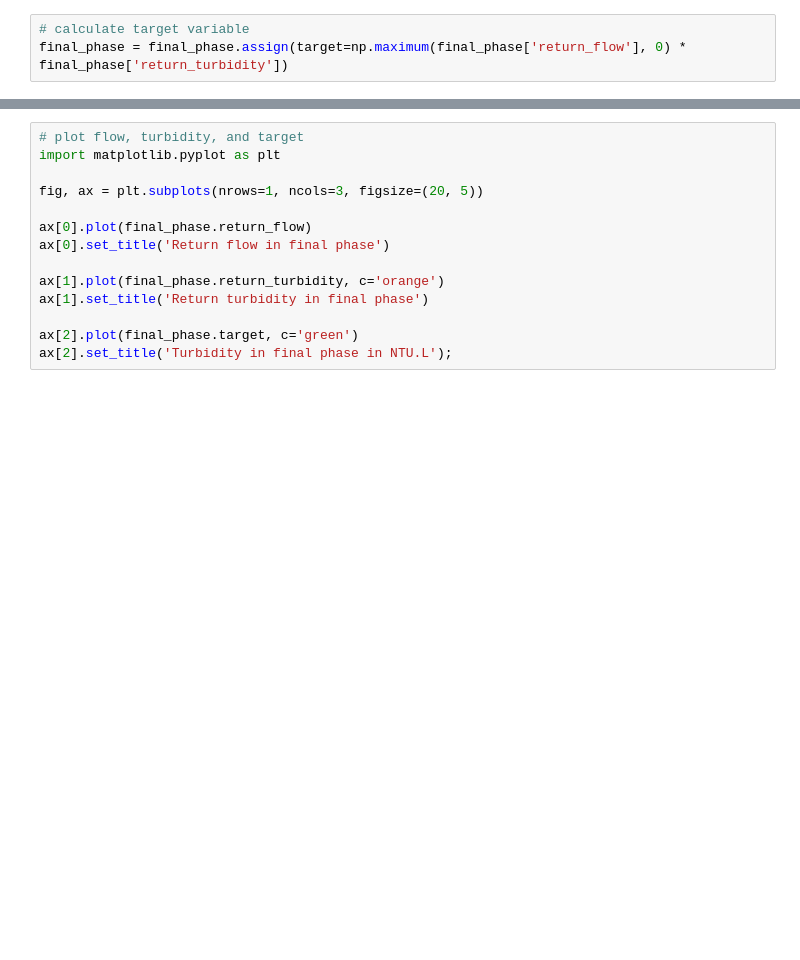
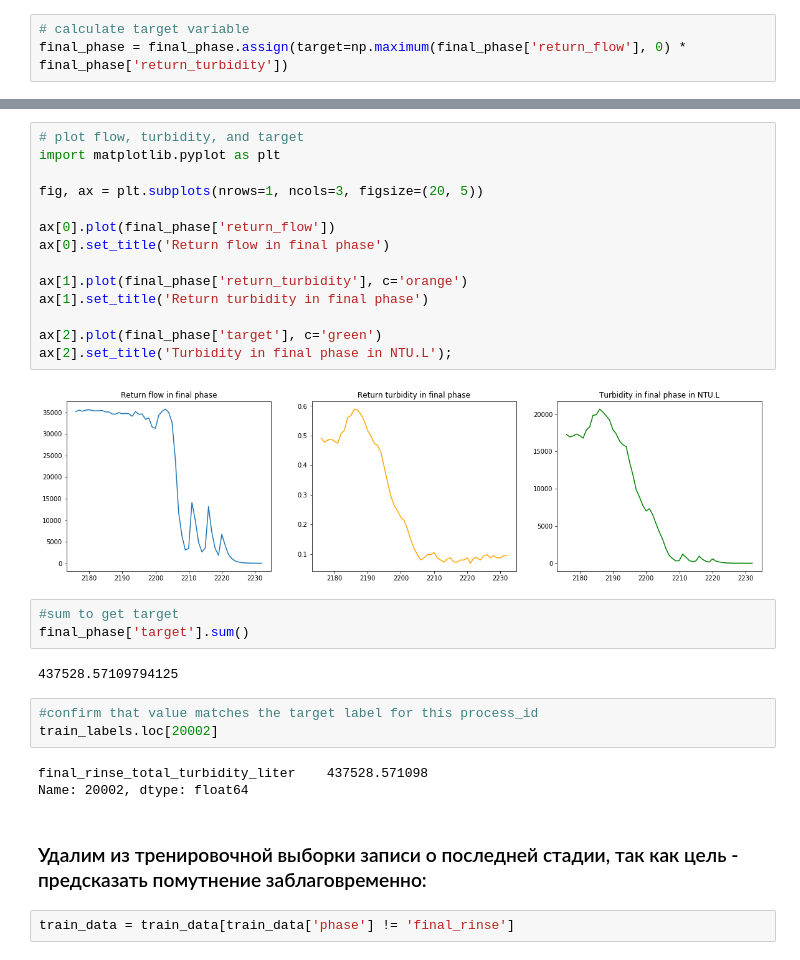
Before and after one commit to paniquex/MSU_2course_selection, a Jupyter notebook: first_task/Untitled.ipynb, the cells around one changed output, grey strips where cells are left out. Saved outputs shown, nothing was run; the diff lists cells and outputs as text; blank space fills up the shorter version.

```diff
--- a/first_task/Untitled.ipynb
+++ b/first_task/Untitled.ipynb
@@ -49,14 +54,31 @@ final_phase.head()
 # %%
 # plot flow, turbidity, and target
 import matplotlib.pyplot as plt
 
 fig, ax = plt.subplots(nrows=1, ncols=3, figsize=(20, 5))
 
-ax[0].plot(final_phase.return_flow)
+ax[0].plot(final_phase['return_flow'])
 ax[0].set_title('Return flow in final phase')
 
-ax[1].plot(final_phase.return_turbidity, c='orange')
+ax[1].plot(final_phase['return_turbidity'], c='orange')
 ax[1].set_title('Return turbidity in final phase')
 
-ax[2].plot(final_phase.target, c='green')
+ax[2].plot(final_phase['target'], c='green')
 ax[2].set_title('Turbidity in final phase in NTU.L');
+# %% [output]
+[figure, added]
+# %%
+#sum to get target
+final_phase['target'].sum()
+# %% [output]
+437528.57109794125
+# %%
+#confirm that value matches the target label for this process_id
+train_labels.loc[20002]
+# %% [output]
+final_rinse_total_turbidity_liter    437528.571098
+Name: 20002, dtype: float64
+# %% [markdown]
+### Удалим из тренировочной выборки записи о последней стадии, так как цель - предсказать помутнение заблаговременно:
+# %%
+train_data = train_data[train_data['phase'] != 'final_rinse']
```
Also changed, not shown: parts of 15 cells of this notebook.
